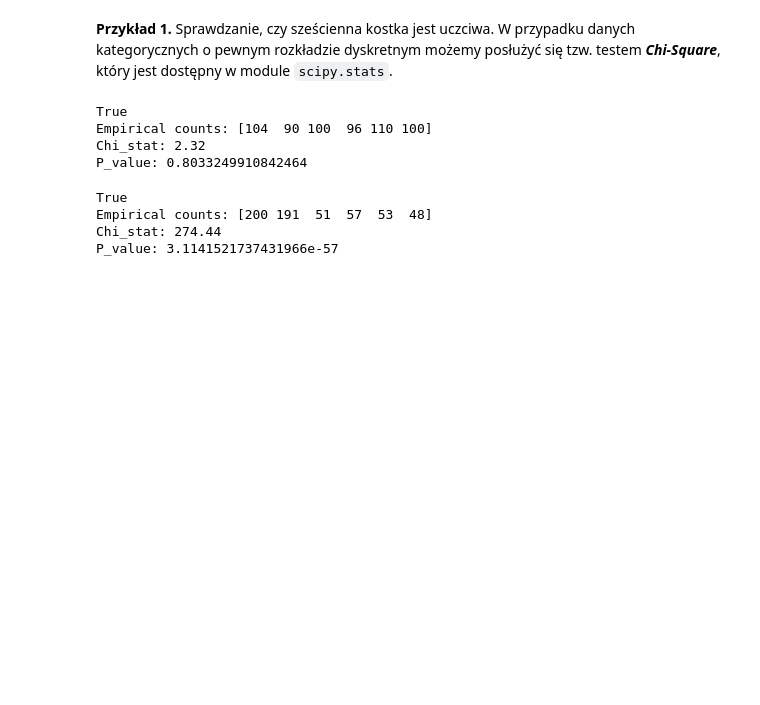
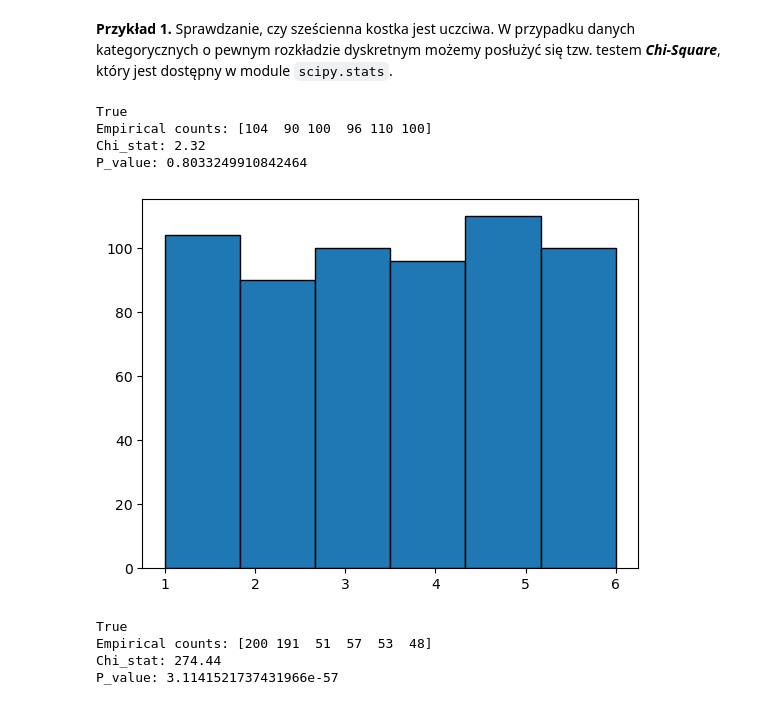
Before and after one commit to orange-cat-programmer/MPSI_2024-25, a Jupyter notebook: lekcja_rozklady/rozklady.ipynb, the cells around one changed output. Saved outputs shown, nothing was run; the diff lists cells and outputs as text; code cells hidden in the pictures; blank space fills up the shorter version.

```diff
--- a/lekcja_rozklady/rozklady.ipynb
+++ b/lekcja_rozklady/rozklady.ipynb
@@ -332,26 +332,32 @@ Sprawdzanie, czy sześcienna kostka jest uczciwa.
 W przypadku danych kategorycznych o pewnym rozkładzie dyskretnym możemy posłużyć się tzw. testem ___Chi-Square___, który jest dostępny w module `scipy.stats`.
 # %%
 from scipy.stats import chisquare
+from matplotlib import pyplot as plt
 
 np.random.seed(1)
 rolls = np.random.choice([1,2,3,4,5,6], size = 600, p=None)
 empirical_counts = np.bincount(rolls, minlength=7)[1:]
 expected_counts = np.array([100]*6)
 
 chi_stat, p_value = chisquare(empirical_counts, expected_counts)
 
 print(chi_stat == np.sum((empirical_counts - expected_counts) ** 2 / expected_counts))
 
 print(f'Empirical counts: {empirical_counts}')
 print(f'Chi_stat: {chi_stat}')
 print(f'P_value: {p_value}')
 
+
+plt.hist(rolls, bins=6, edgecolor = 'black')
+rolls;
+
 ##wysokie chi_stat i niskie p_value przemawiają za odrzuceniem hipotezy zerowej
 # %% [output]
 True
 Empirical counts: [104  90 100  96 110 100]
 Chi_stat: 2.32
 P_value: 0.8033249910842464
+[figure, added]
 # %%
 from scipy.stats import chisquare
 
```
Also changed, not shown: parts of 1 cell of this notebook.
